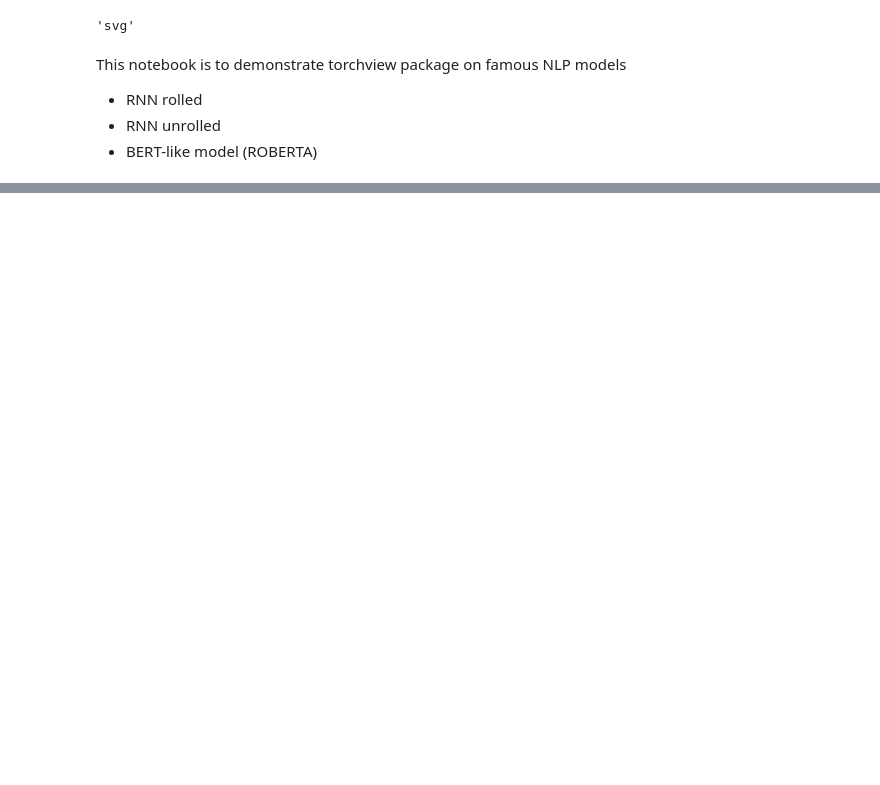
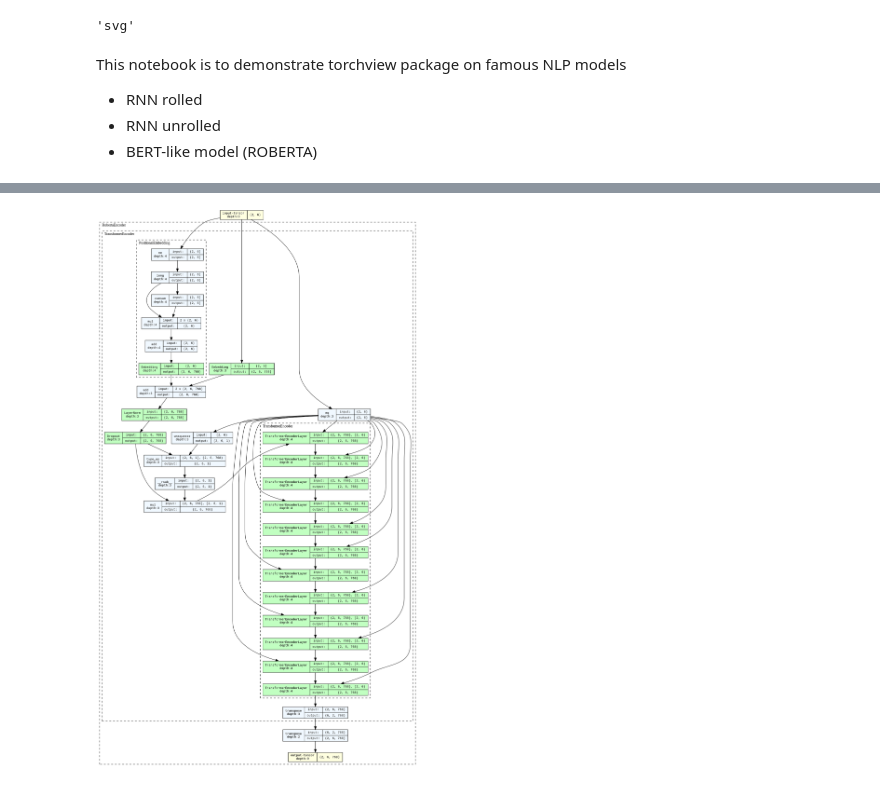
Before and after one commit to mert-kurttutan/torchview, a Jupyter notebook: docs/example_text.ipynb, the cells around one changed output, grey strips where cells are left out. Cells and saved outputs as stored; diff of their text form; code cells hidden in the pictures; blank space fills up the shorter version.

```diff
--- a/docs/example_text.ipynb
+++ b/docs/example_text.ipynb
@@ -81,0 +84,11 @@ model_graph3.visual_graph
+# %%
+model_graph4 = draw_graph(
+    model, model_input,
+    graph_name='Roberta',
+    depth=4,
+    expand_nested=True,
+)
+# %%
+model_graph4.visual_graph
+# %% [output]
+[figure, added]
```
Also changed, not shown: parts of 5 cells of this notebook.
